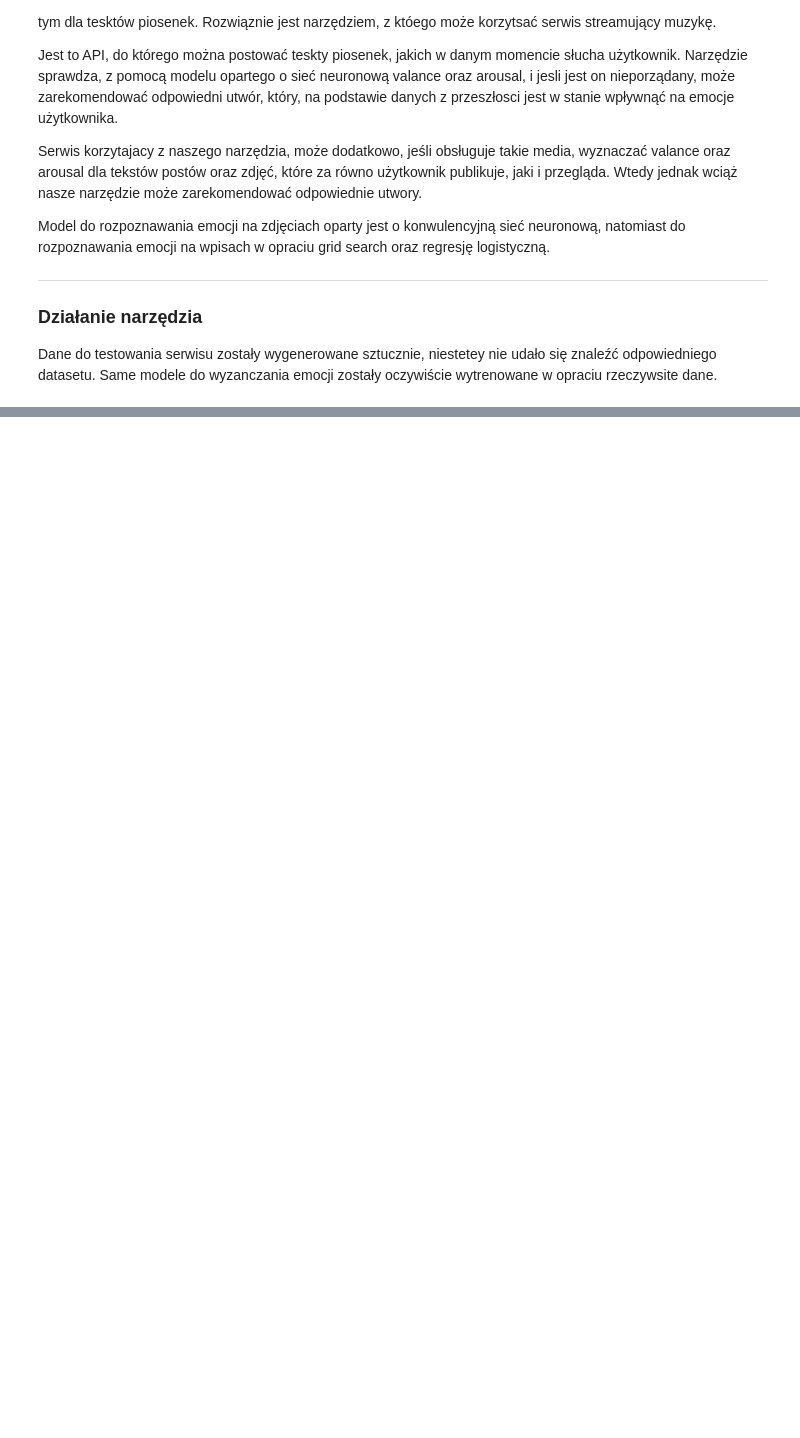
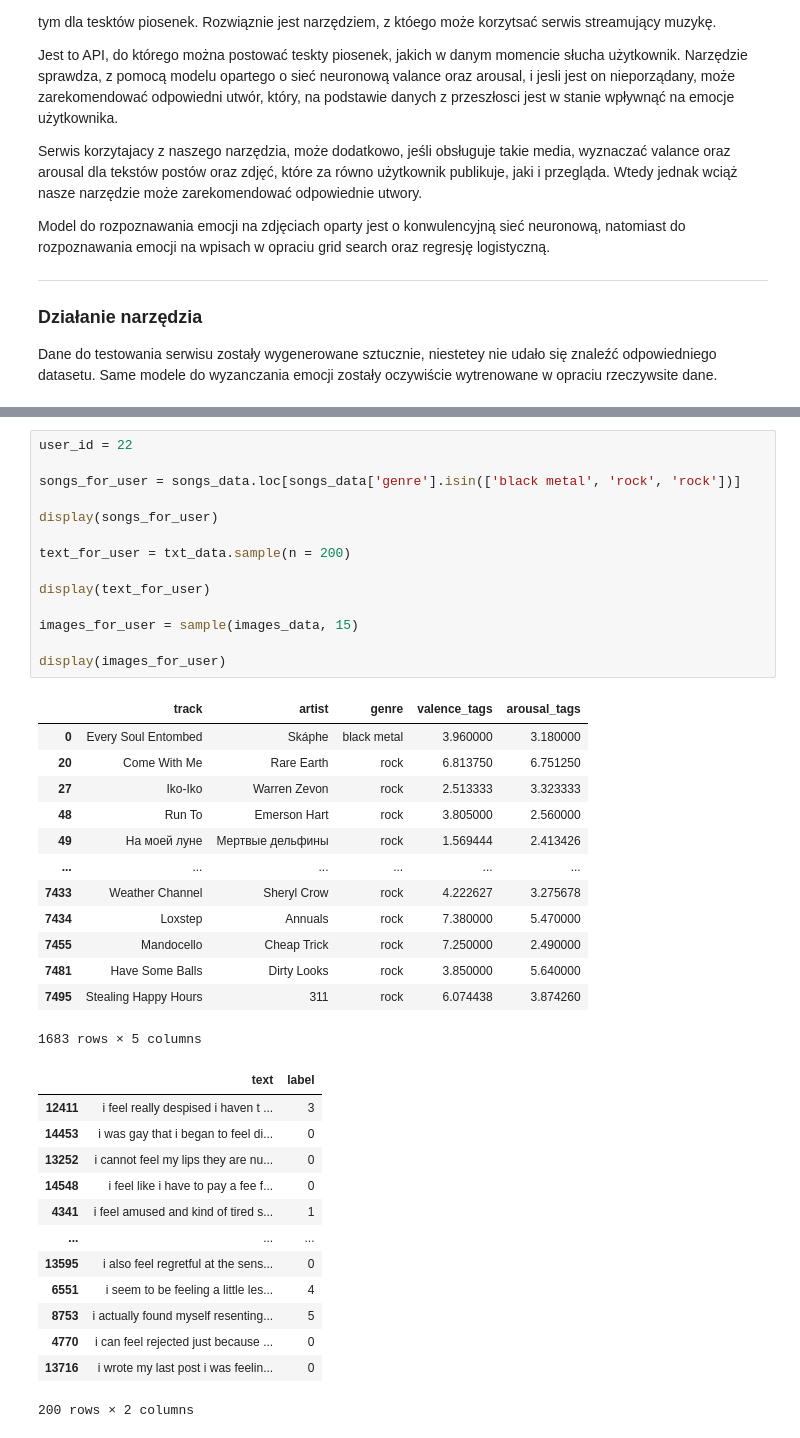
Before and after one commit to BITEhack/recomusicy, a Jupyter notebook: Presentation.ipynb, the cells around one changed output, grey strips where cells are left out. Cells and saved outputs as stored; diff of their text form; blank space fills up the shorter version.

```diff
--- a/Presentation.ipynb
+++ b/Presentation.ipynb
@@ -29,0 +93,41 @@ Dane do testowania serwisu zostały wygenerowane sztucznie, niestetey nie udało
+# %%
+user_id = 22
+
+songs_for_user = songs_data.loc[songs_data['genre'].isin(['black metal', 'rock', 'rock'])]
+
+display(songs_for_user)
+
+text_for_user = txt_data.sample(n = 200)
+
+display(text_for_user)
+
+images_for_user = sample(images_data, 15)
+
+display(images_for_user)
+# %% [output]
+|  | track | artist | genre | valence_tags | arousal_tags |
+| 0 | Every Soul Entombed | Skáphe | black metal | 3.960000 | 3.180000 |
+| 20 | Come With Me | Rare Earth | rock | 6.813750 | 6.751250 |
+| 27 | Iko-Iko | Warren Zevon | rock | 2.513333 | 3.323333 |
+| 48 | Run To | Emerson Hart | rock | 3.805000 | 2.560000 |
+| 49 | На моей луне | Мертвые дельфины | rock | 1.569444 | 2.413426 |
+| ... | ... | ... | ... | ... | ... |
+| 7433 | Weather Channel | Sheryl Crow | rock | 4.222627 | 3.275678 |
+| 7434 | Loxstep | Annuals | rock | 7.380000 | 5.470000 |
+| 7455 | Mandocello | Cheap Trick | rock | 7.250000 | 2.490000 |
+| 7481 | Have Some Balls | Dirty Looks | rock | 3.850000 | 5.640000 |
+| 7495 | Stealing Happy Hours | 311 | rock | 6.074438 | 3.874260 |
+1683 rows × 5 columns
+|  | text | label |
+| 12411 | i feel really despised i haven t ... | 3 |
+| 14453 | i was gay that i began to feel di... | 0 |
+| 13252 | i cannot feel my lips they are nu... | 0 |
+| 14548 | i feel like i have to pay a fee f... | 0 |
+| 4341 | i feel amused and kind of tired s... | 1 |
+| ... | ... | ... |
+| 13595 | i also feel regretful at the sens... | 0 |
+| 6551 | i seem to be feeling a little les... | 4 |
+| 8753 | i actually found myself resenting... | 5 |
+| 4770 | i can feel rejected just because ... | 0 |
+| 13716 | i wrote my last post i was feelin... | 0 |
+200 rows × 2 columns
```
Also changed, not shown: parts of 2 cells of this notebook.
